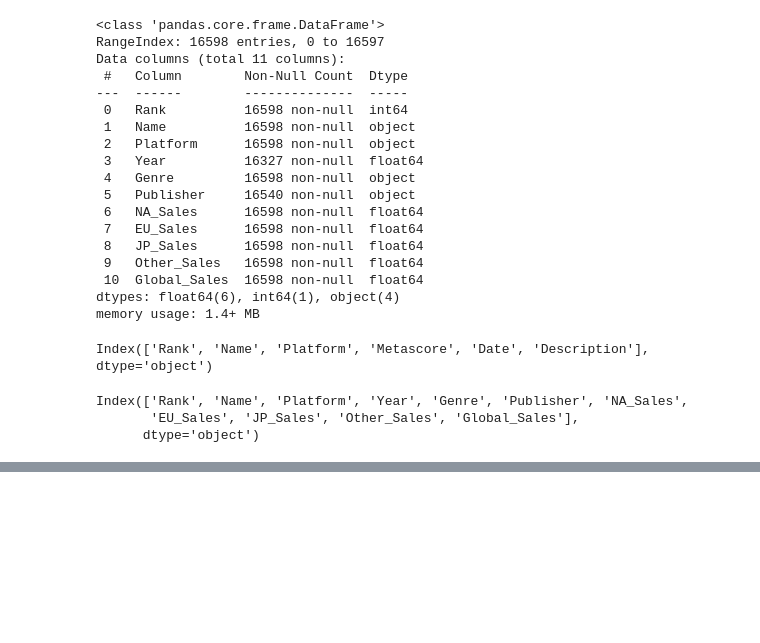
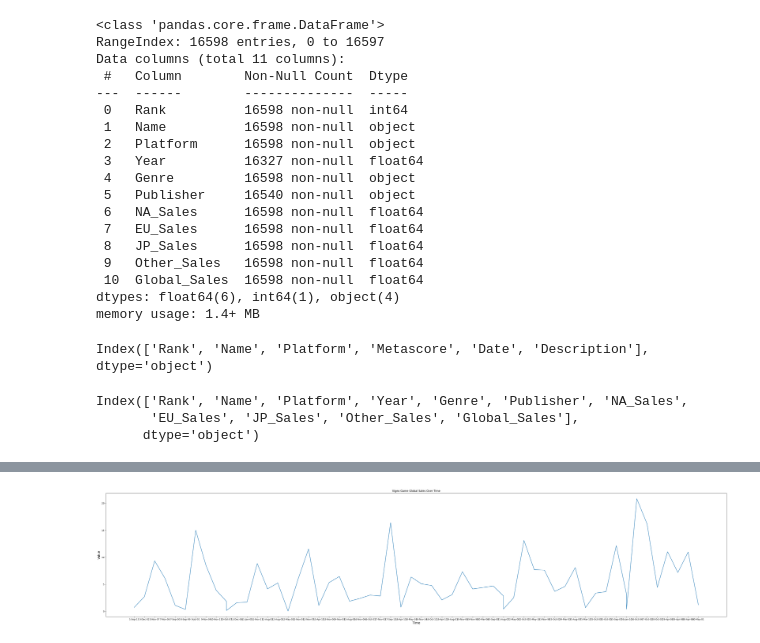
Before and after one commit to Fionn-2K/houdiniUtils, a Jupyter notebook: dataset_plots.ipynb, the cells around one changed output, grey strips where cells are left out. Drawn from its saved outputs; the diff is of its cells as text; code cells hidden in the pictures; blank space fills up the shorter version.

```diff
--- a/dataset_plots.ipynb
+++ b/dataset_plots.ipynb
@@ -178,0 +208,4 @@ merged_data.head()
+# %%
+from natsort import index_natsorted
+merged_data = merged_data.sort_values(by="Date", key=lambda x: np.argsort(index_natsorted(merged_data["Date"])))
+merged_data
@@ -178,0 +230,10 @@ merged_data.head()
+# %%
+plt.figure(figsize=(50,10))
+plt.plot(merged_data["Date"], merged_data["Global_Sales"])
+plt.title("Vigeo Game Global Sales Over Time")
+plt.xlabel("Time", fontsize=14)
+plt.ylabel("Value", fontsize=14)
+plt.tick_params(axis="both", labelsize=10)
+plt.show()
+# %% [output]
+[figure, added]
```
Also changed, not shown: parts of 5 cells of this notebook.
